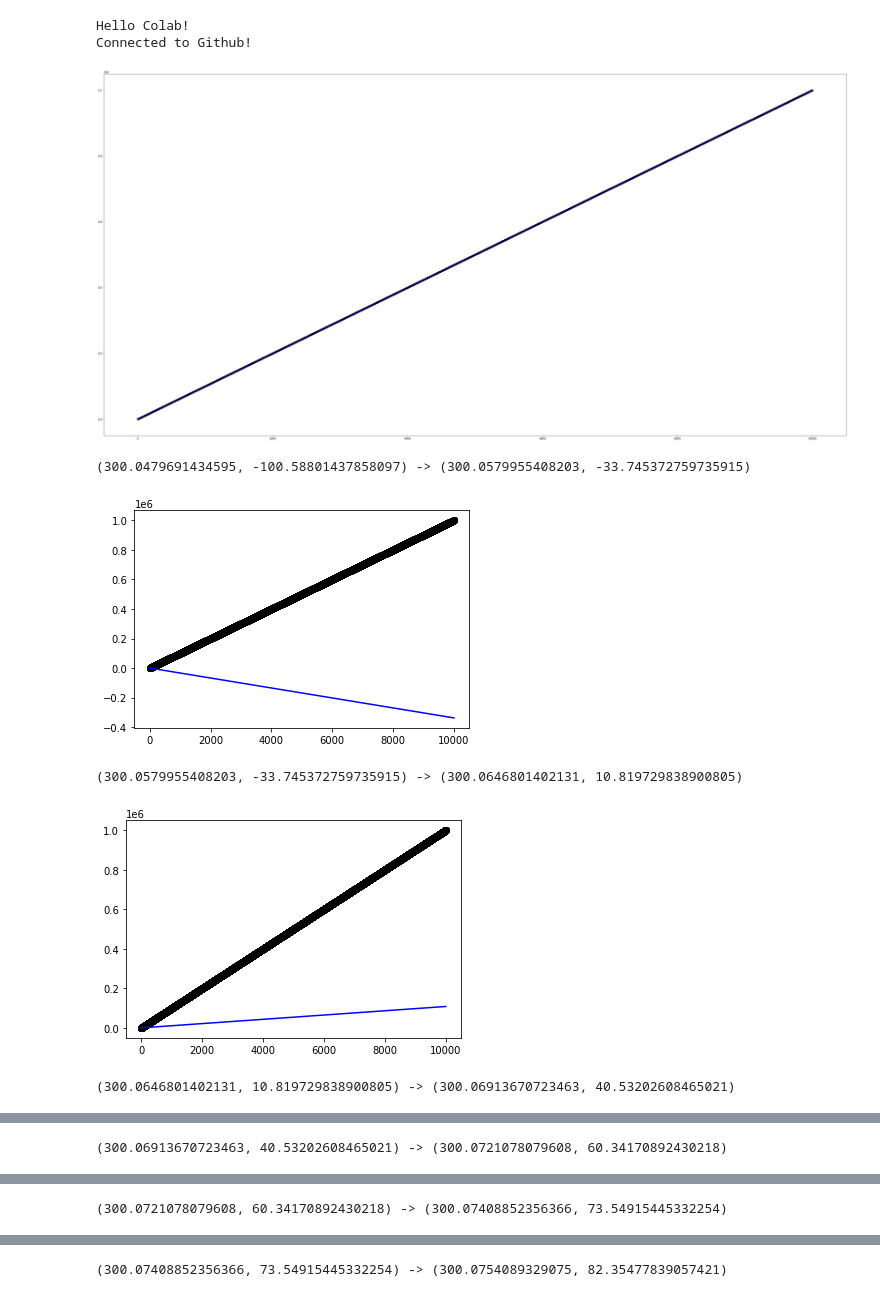
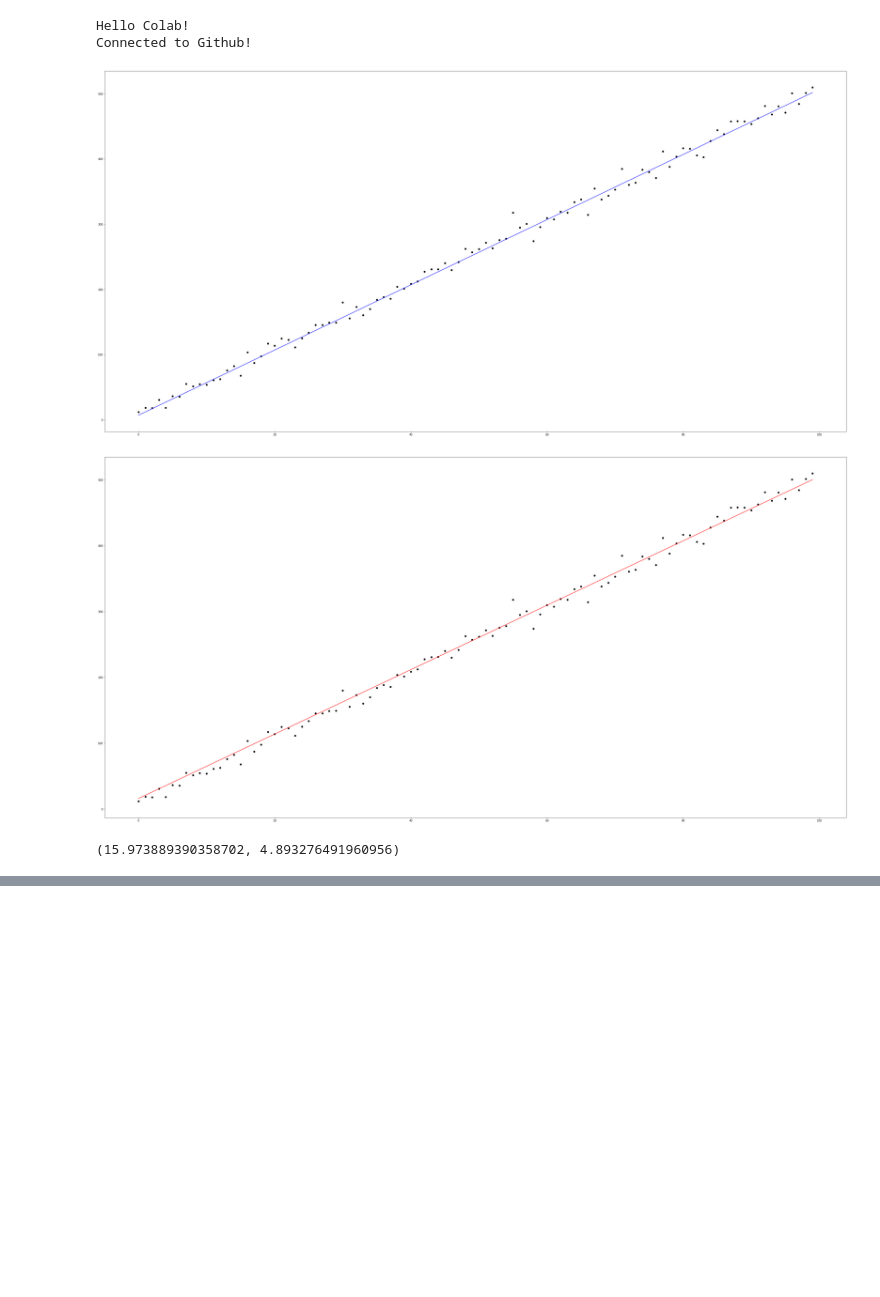
Before and after one commit to pula39/ml-assignment, a Jupyter notebook: ml_assignment1.ipynb, the cells around one changed output, grey strips where cells are left out. Drawn from its saved outputs; the diff is of its cells as text; code cells hidden in the pictures; blank space fills up the shorter version.

Commit message:
2. Plotting the output results. Plotting 그리기.
 - 색깔도 지정해줬다
 - 결과만 깔끔하게 출력해준다
 - 좀더 알아보기 쉽게 일부 팩터 변경.

```diff
--- a/ml_assignment1.ipynb
+++ b/ml_assignment1.ipynb
@@ -14,15 +14,15 @@ Connected to Github!
 import numpy
 
 # number of point pairs
-count_of_samples = 10000
+count_of_samples = 100
 
 # linear_function = ax + b
-linear_factor_a = 100
-linear_factor_b = 100
+linear_factor_a = 5
+linear_factor_b = 7
 
 # N(0, a^2)
 normal_distribution_location = 0
-normal_distribution_scale = 1
+normal_distribution_scale = 10
 
 numbers_by_normal_distribution = numpy.random.normal(
     loc = normal_distribution_location,
@@ -46,18 +46,16 @@ for x, n in zip(range(count_of_samples), numbers_by_normal_distribution):
 # we now need pyplot for plotting data
 import matplotlib.pyplot as pyplot
 
-# it's too samll. make bigger.
-pyplot.figure(figsize=(50, 25))
 
 def make_plot(plot_data_list):
+    # it's too samll. make bigger.
+    pyplot.figure(figsize=(50, 25))
+
     for data_dic, plot_type, color in plot_data_list:
         if plot_type is "plot":
             pyplot.plot(list(data_dic.keys()), list(data_dic.values()), c=color)
         if plot_type is "scatter":
             pyplot.scatter(list(data_dic.keys()), list(data_dic.values()), c=color)
-
-pyplot.plot(list(x_to_y_hat.keys()), list(x_to_y_hat.values()), c="blue")
-pyplot.scatter(list(x_to_y_with_n.keys()), list(x_to_y_with_n.values()), c="black")
 
 def show_plot(download_file = False):
     pyplot.show()
@@ -69,6 +67,7 @@ def show_plot(download_file = False):
     pyplot.savefig(file_name)
     google.colab.files.download(file_name)
 
+print(f"theta_0 : {linear_factor_b}, theta_1 : {linear_factor_a}")
 make_plot([(x_to_y_hat, "plot", "blue"), (x_to_y_with_n, "scatter", "black")])
 show_plot()
 
@@ -98,48 +97,42 @@ def check_convergence(theta_pair, new_theta_pair):
 
     atol = 0.00000000001
 
     return numpy.isclose(theta_pair[0], new_theta_pair[0], atol=atol) and numpy.isclose(theta_pair[1], new_theta_pair[1], atol=atol)
 
 
 def next_gradient_descent_step(step_size, theta_pair, data_dic):
     next_theta_0 = theta_pair[0] - step_size * calc_cost_sum(theta_pair, data_dic, False)
     next_theta_1 = theta_pair[1] - step_size * calc_cost_sum(theta_pair, data_dic, True)
 
     return next_theta_0, next_theta_1
 
-current_theta_pair = (x_to_y_with_n[0] * 3, x_to_y_with_n[1] - x_to_y_with_n[0] * 3)
+current_theta_pair = (x_to_y_with_n[0] * 2, x_to_y_with_n[1] - x_to_y_with_n[0] * 2)
 
 # current_theta_pair = (500000, 10)
 
-step_size = 0.00000001
+step_size = 0.0001
 
 while(True):
     next_theta_pair = next_gradient_descent_step(step_size, current_theta_pair, x_to_y_with_n)
-
-    print (current_theta_pair, "->", next_theta_pair)
 
     if check_convergence(current_theta_pair, next_theta_pair):
         break
 
     current_theta_pair = next_theta_pair
 
-    # make point pairs to be plotted.
-    for_plot = {}
-    for x in range(count_of_samples):
-        y_hat = get_y_by_linear(current_theta_pair[1], current_theta_pair[0], x)
 
-        for_plot[x] = y_hat
+# make point pairs to be plotted.
+solution_by_linear_regression_plot = {}
+for x in range(count_of_samples):
+    y_hat = get_y_by_linear(current_theta_pair[1], current_theta_pair[0], x)
 
-    make_plot([(for_plot, "plot", "blue"), (x_to_y_with_n, "scatter", "black")])
+    solution_by_linear_regression_plot[x] = y_hat
 
-    show_plot()
-
+make_plot([(solution_by_linear_regression_plot, "plot", "red"), (x_to_y_with_n, "scatter", "black")])
+show_plot()
 
 print(current_theta_pair)
 # %% [output]
-[figure, old version]
+[figure, new version]
+[figure, new version]
-(300.0479691434595, -100.58801437858097) -> (300.0579955408203, -33.745372759735915)
+(15.973889390358702, 4.893276491960956)
-[figure, old version]
-(300.0579955408203, -33.745372759735915) -> (300.0646801402131, 10.819729838900805)
-[figure, removed]
-(300.0646801402131, 10.819729838900805) -> (300.06913670723463, 40.53202608465021)
@@ -147 +138,0 @@ print(current_theta_pair)
-(300.06913670723463, 40.53202608465021) -> (300.0721078079608, 60.34170892430218)
@@ -149 +138,0 @@ print(current_theta_pair)
-(300.0721078079608, 60.34170892430218) -> (300.07408852356366, 73.54915445332254)
@@ -151 +138,0 @@ print(current_theta_pair)
-(300.07408852356366, 73.54915445332254) -> (300.0754089329075, 82.35477839057421)
```
Also changed, not shown: parts of 1 cell of this notebook.
